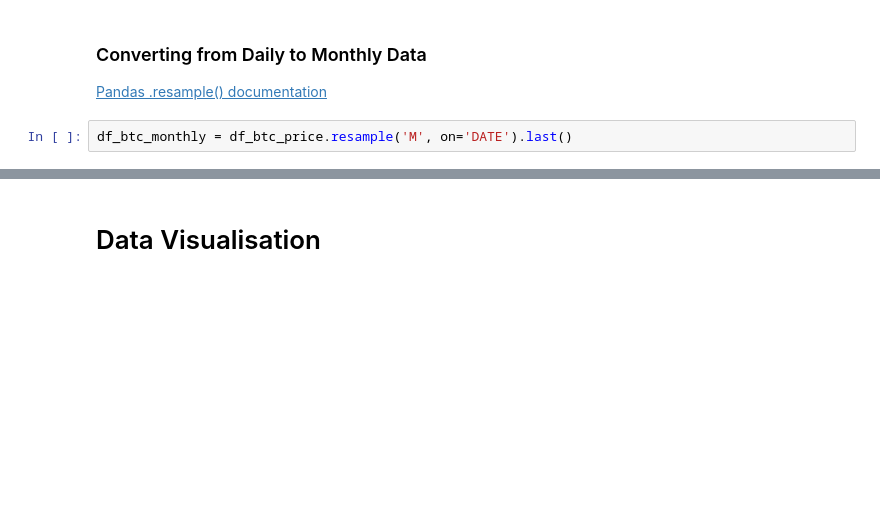
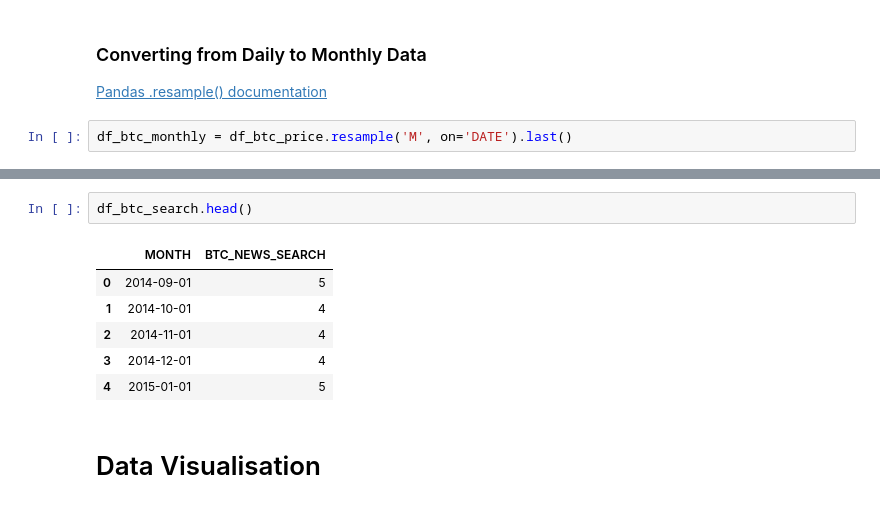
Before and after one commit to arhojati/day-75-Google-Trends-Data-Viz--start-, a Jupyter notebook: Google Trends Data Viz (start)/Google Trends and Data Visualisation (start).ipynb, the cells around one changed output, grey strips where cells are left out. Saved outputs shown, nothing was run; the diff lists cells and outputs as text; blank space fills up the shorter version.

```diff
--- a/Google Trends Data Viz (start)/Google Trends and Data Visualisation (start).ipynb
+++ b/Google Trends Data Viz (start)/Google Trends and Data Visualisation (start).ipynb
@@ -151,3 +163,12 @@ df_btc_monthly.head()
+# %%
+df_btc_search.head()
+# %% [output]
+|  | MONTH | BTC_NEWS_SEARCH |
+| 0 | 2014-09-01 | 5 |
+| 1 | 2014-10-01 | 4 |
+| 2 | 2014-11-01 | 4 |
+| 3 | 2014-12-01 | 4 |
+| 4 | 2015-01-01 | 5 |
 # %% [markdown]
 # Data Visualisation
 # %% [markdown]
```
Also changed, not shown: parts of 5 cells of this notebook.
